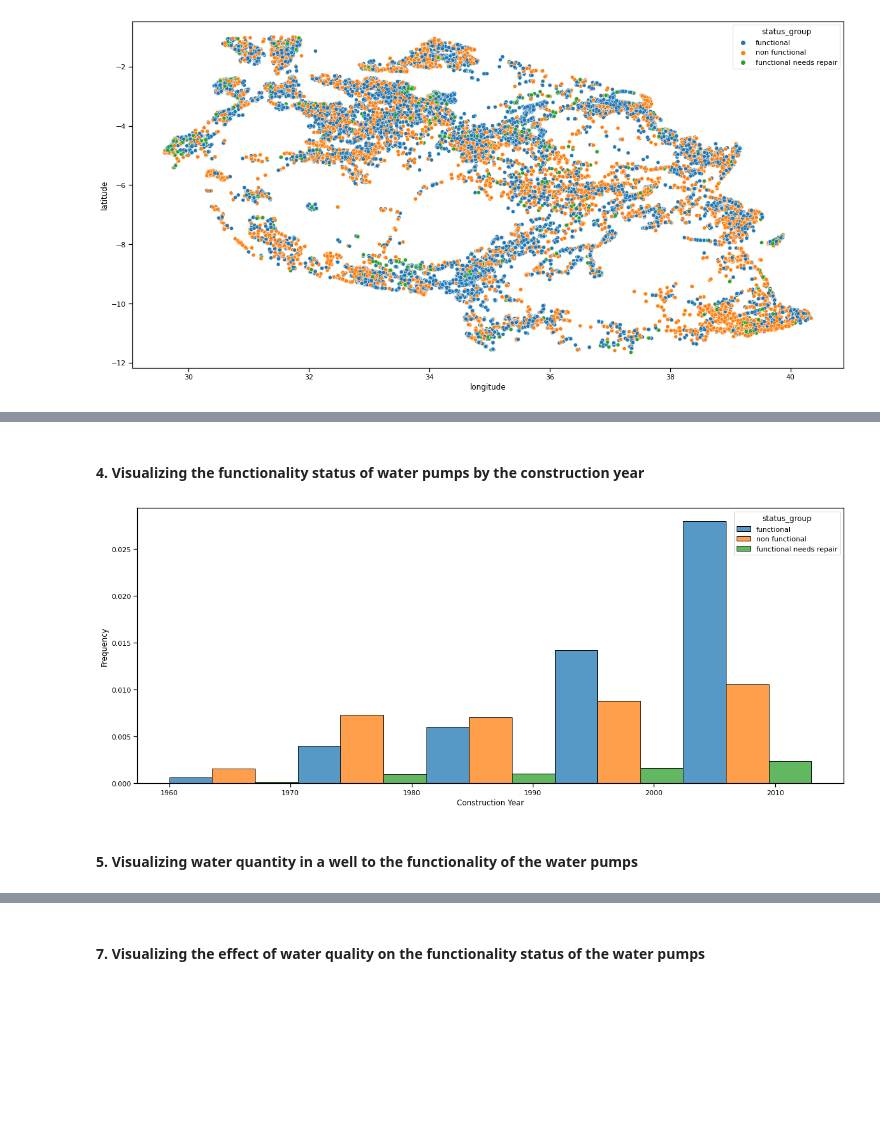
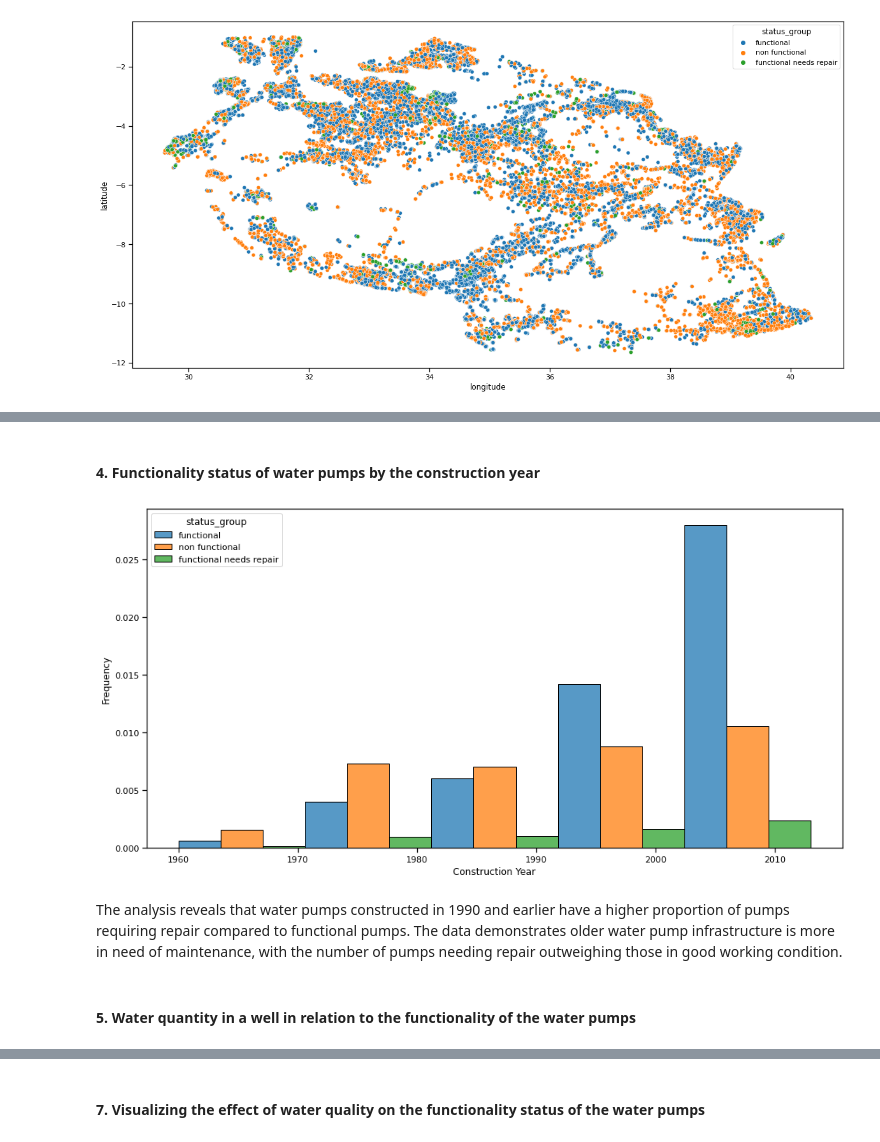
Before and after one commit to pianch/Tanzania_water_pumps_functionality, a Jupyter notebook: index.ipynb, the cells around one changed output, grey strips where cells are left out. Saved outputs shown, nothing was run; the diff lists cells and outputs as text; code cells hidden in the pictures; blank space fills up the shorter version.

```diff
--- a/index.ipynb
+++ b/index.ipynb
@@ -319,13 +331,15 @@ ax.set_ylabel('Number of Water Pumps');
 # %% [markdown]
- #### **4. Visualizing the functionality status of water pumps by the construction year**
+ #### **4. Functionality status of water pumps by the construction year**
 # %%
 year = train_data[train_data['construction_year'] >0]
-fig, ax  = plt.subplots(figsize=(20,8))
+fig, ax  = plt.subplots(figsize=(16,8))
 sns.histplot(data=year, x='construction_year', stat='density', hue='status_group', multiple='dodge',bins=5, ax=ax)
 ax.set_xlabel('Construction Year')
 ax.set_ylabel('Frequency');
 # %% [output]
-[figure, old version]
+[figure, new version]
+# %% [markdown]
+The analysis reveals that water pumps constructed in 1990 and earlier have a higher proportion of pumps requiring repair compared to functional pumps. The data demonstrates older water pump infrastructure is more in need of maintenance, with the number of pumps needing repair outweighing those in good working condition.
 # %% [markdown]
-#### **5. Visualizing water quantity in a well to the functionality of the water pumps**
+#### **5. Water quantity in a well in relation to the functionality of the water pumps**
 # %%
```
Also changed, not shown: parts of 38 cells of this notebook.
